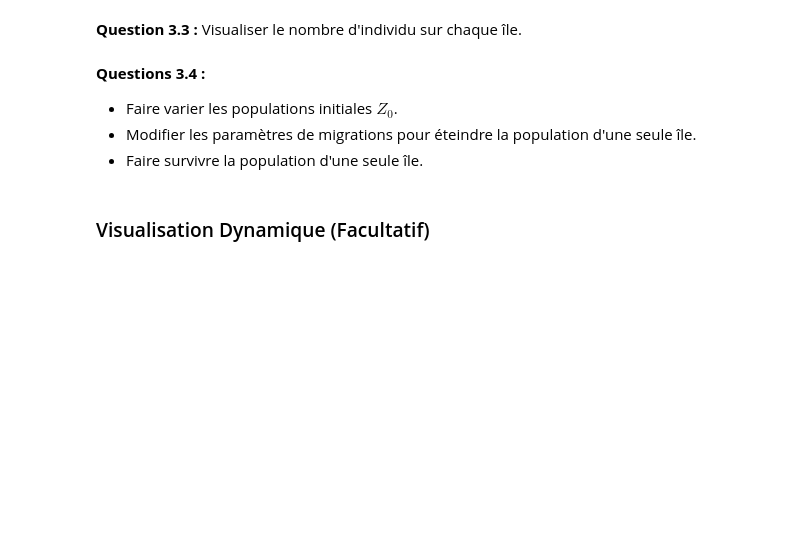
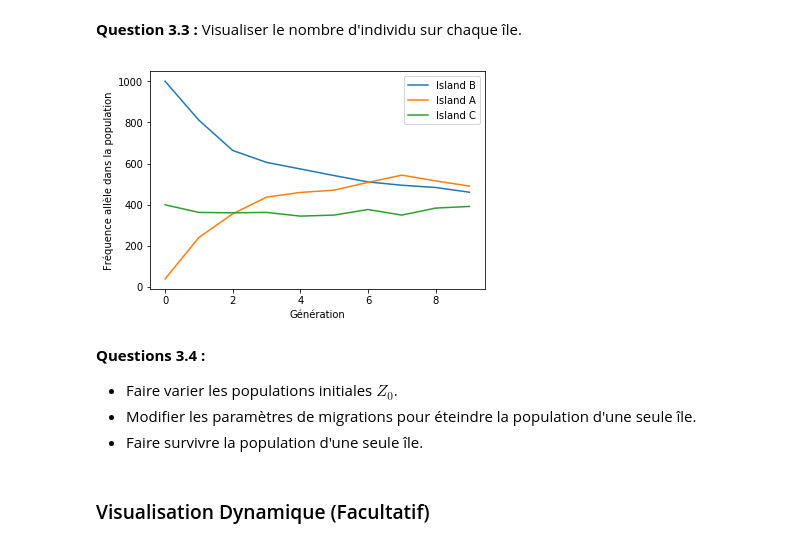
Before and after one commit to mangchdj/ARE-dynamic-2019, a Jupyter notebook: Sujet_Dynamique_Population_Etud.ipynb, the cells around one changed output. Cells and saved outputs as stored; diff of their text form; code cells hidden in the pictures; blank space fills up the shorter version.

```diff
--- a/Sujet_Dynamique_Population_Etud.ipynb
+++ b/Sujet_Dynamique_Population_Etud.ipynb
@@ -315,0 +359,15 @@ def update_populations_with_migrations(Z,P,M):
+# %%
+def update_populations_with_migration(Z,p,m):
+    Z2 = {}
+    Z2["A"]=(Z["A"]*(1-m[("A","B")]-m[("A","C")])+Z["B"]*m[("B","A")]+Z["C"]*m[("C","A")])
+    Z2["B"]=(Z["B"]*(1-m[("B","A")]-m[("B","C")])+Z["A"]*m[("A","B")]+Z["C"]*m[("C","B")])
+    Z2["C"]=(Z["C"]*(1-m[("C","A")]-m[("C","B")])+Z["A"]*m[("A","C")]+Z["B"]*m[("B","C")])
+
+    R = {}
+    R["A"] = update_population(int(Z2["A"]),p["A"])
+    R["B"] = update_population(int(Z2["B"]),p["B"])
+    R["C"] = update_population(int(Z2["C"]),p["C"])
+    return R
+
+
+print (update_populations_with_migration(Z0,P,M))
@@ -315,0 +376,8 @@ def update_populations_with_migrations(Z,P,M):
+# %%
+def population_n_generation(Z0,n,p,m):
+    L=[list(Z0.values())]
+    Z=Z0
+    for generation in range(1,n):
+        Z=update_populations_with_migration(Z,p,m)
+        L.append(list(Z.values()))
+    return L
@@ -316,5 +397,18 @@ def update_populations_with_migrations(Z,P,M):
 # %% [markdown]
 **Question 3.3 :** Visualiser le nombre d'individu sur chaque île.
+# %%
+def visualisation(Z0,n,p,m):
+    pop=population_n_generation(Z0,n,P,m)
+    plt.figure()
+    plt.plot(pop)
+    plt.legend(["Island "+i for i in p])
+    plt.xlabel("Génération")
+    plt.ylabel("Fréquence allèle dans la population")
+    plt.show()
+# %%
+visualisation(Z0,n,P,m)
+# %% [output]
+[figure, added]
 # %% [markdown]
 **Questions 3.4 :**
 - Faire varier les populations initiales $Z_0$.
```
Also changed, not shown: parts of 18 cells of this notebook.
